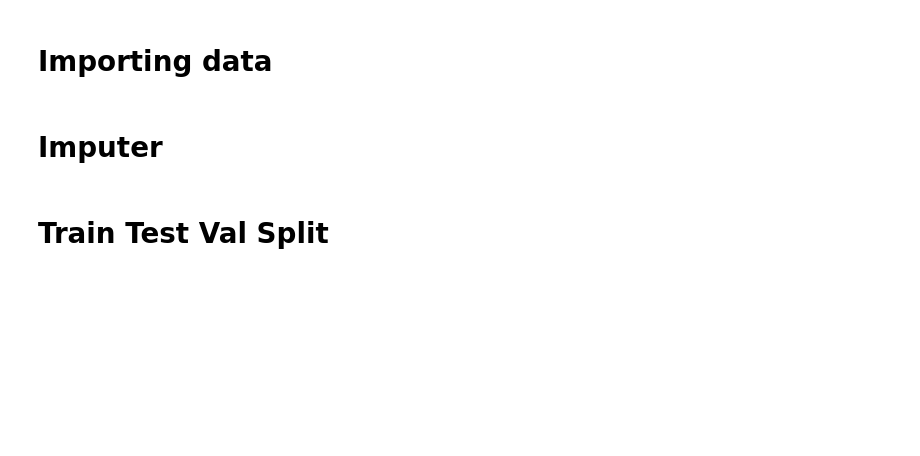
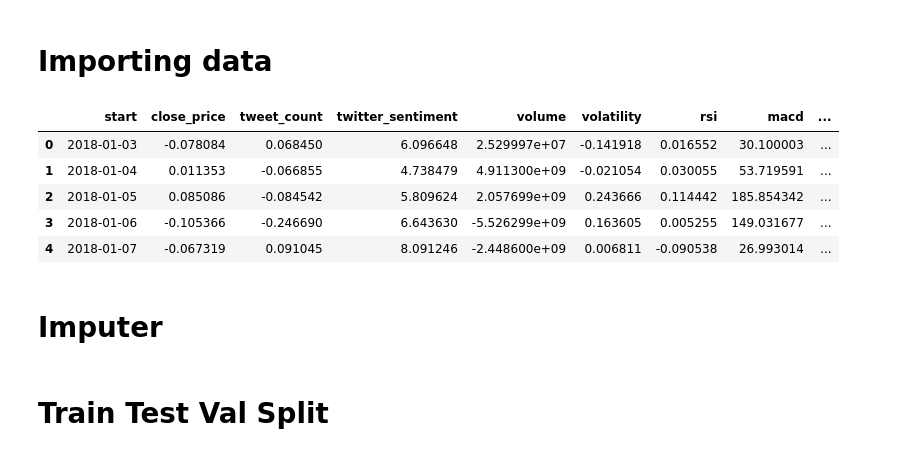
Before and after one commit to omarbelhaj99/cryptocurrency_trading, a Jupyter notebook: notebooks/Optimizing Omar .ipynb, the cells around one changed output. Saved outputs shown, nothing was run; the diff lists cells and outputs as text; code cells hidden in the pictures; blank space fills up the shorter version.

```diff
--- a/notebooks/Optimizing Omar .ipynb
+++ b/notebooks/Optimizing Omar .ipynb
@@ -16,6 +19,15 @@ from tensorflow.keras.callbacks import EarlyStopping, ReduceLROnPlateau
 # Importing data
 # %%
 df = pd.read_csv('stationary_data.csv')
+# %%
+df.head()
+# %% [output]
+|  | start | close_price | tweet_count | twitter_sentiment | volume | volatility | rsi | macd | ... |
+| 0 | 2018-01-03 | -0.078084 | 0.068450 | 6.096648 | 2.529997e+07 | -0.141918 | 0.016552 | 30.100003 | ... |
+| 1 | 2018-01-04 | 0.011353 | -0.066855 | 4.738479 | 4.911300e+09 | -0.021054 | 0.030055 | 53.719591 | ... |
+| 2 | 2018-01-05 | 0.085086 | -0.084542 | 5.809624 | 2.057699e+09 | 0.243666 | 0.114442 | 185.854342 | ... |
+| 3 | 2018-01-06 | -0.105366 | -0.246690 | 6.643630 | -5.526299e+09 | 0.163605 | 0.005255 | 149.031677 | ... |
+| 4 | 2018-01-07 | -0.067319 | 0.091045 | 8.091246 | -2.448600e+09 | 0.006811 | -0.090538 | 26.993014 | ... |
 # %% [markdown]
 # Imputer
 # %%
```
Also changed, not shown: parts of 17 cells of this notebook.
